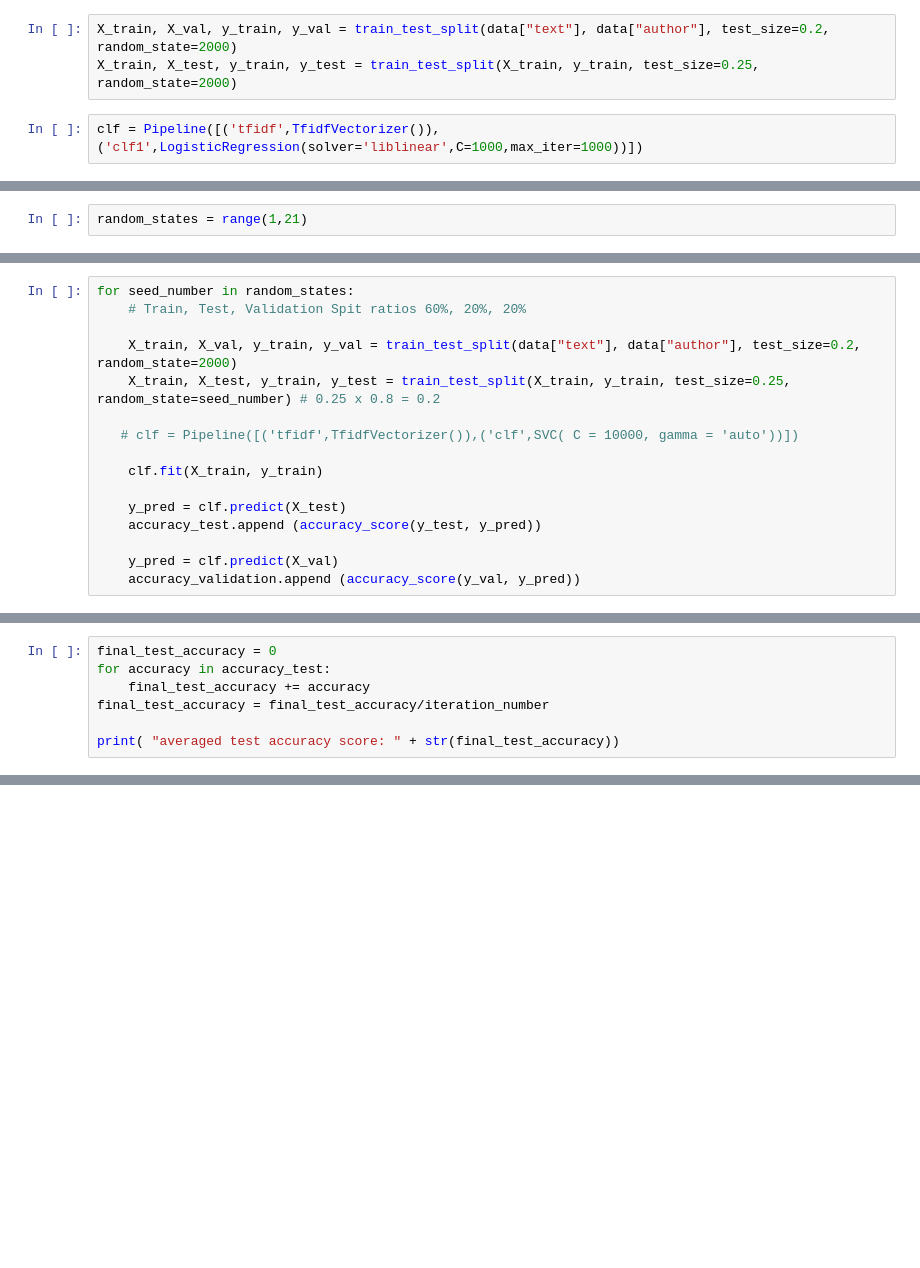
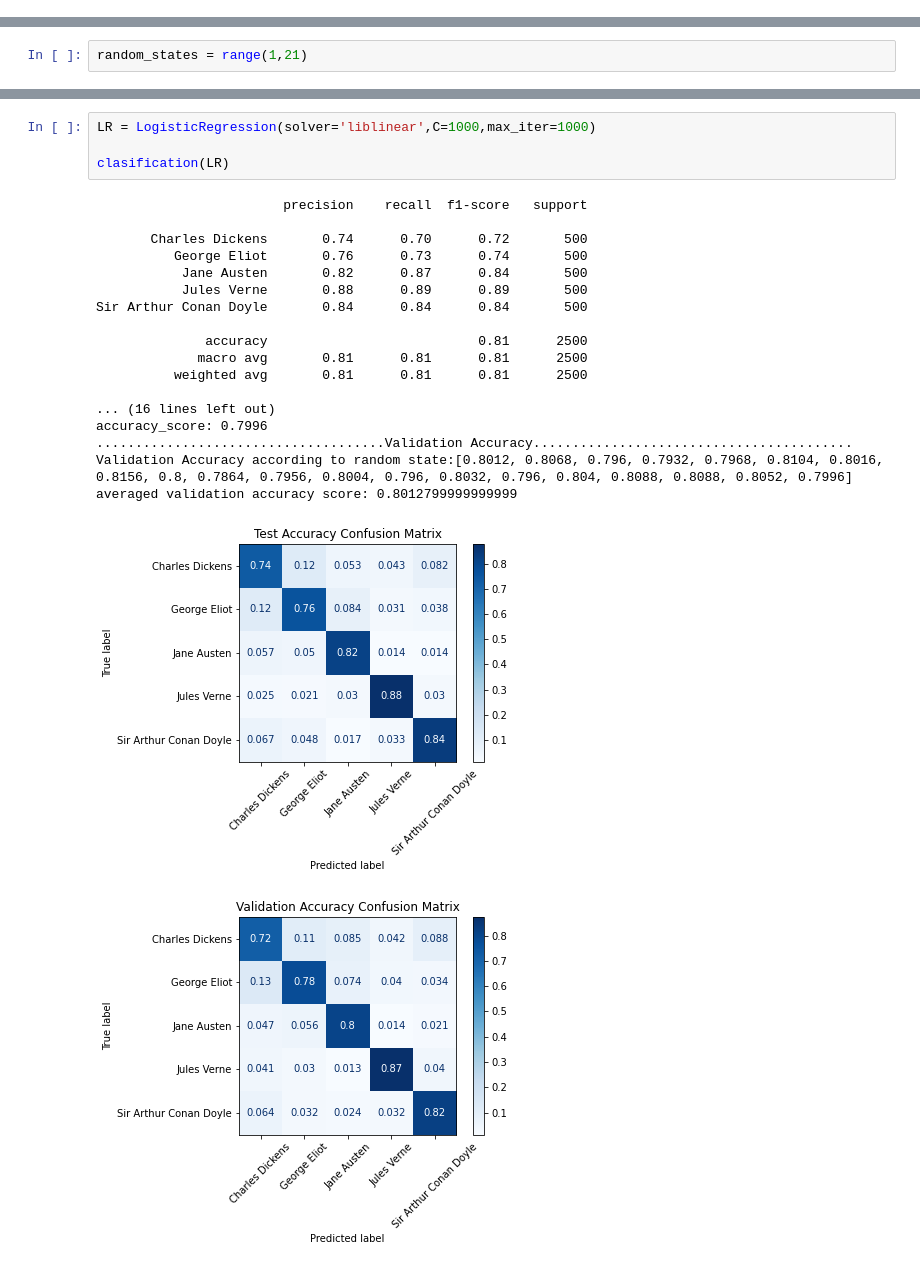
Before and after one commit to ModithaSubasinghe/Natural-Language-Processing-Authorship-Identification, a Jupyter notebook: Classical Models/Linear Regression Model.ipynb, the cells around one changed output, grey strips where cells are left out. Cells and saved outputs as stored; diff of their text form; blank space fills up the shorter version.

```diff
--- a/Classical Models/Linear Regression Model.ipynb
+++ b/Classical Models/Linear Regression Model.ipynb
@@ -35,5 +34,0 @@ from sklearn.feature_extraction.text import TfidfVectorizer
-# %%
-X_train, X_val, y_train, y_val = train_test_split(data["text"], data["author"], test_size=0.2, random_state=2000)
-X_train, X_test, y_train, y_test = train_test_split(X_train, y_train, test_size=0.25, random_state=2000)
-# %%
-clf = Pipeline([('tfidf',TfidfVectorizer()),('clf1',LogisticRegression(solver='liblinear',C=1000,max_iter=1000))])
@@ -96,16 +36,0 @@ accuracy_validation = []
-# %%
-for seed_number in random_states:
-    # Train, Test, Validation Spit ratios 60%, 20%, 20%
-
-    X_train, X_val, y_train, y_val = train_test_split(data["text"], data["author"], test_size=0.2, random_state=2000)
-    X_train, X_test, y_train, y_test = train_test_split(X_train, y_train, test_size=0.25, random_state=seed_number) # 0.25 x 0.8 = 0.2
-
-   # clf = Pipeline([('tfidf',TfidfVectorizer()),('clf',SVC( C = 10000, gamma = 'auto'))])
-
-    clf.fit(X_train, y_train)
-
-    y_pred = clf.predict(X_test)
-    accuracy_test.append (accuracy_score(y_test, y_pred))
-
-    y_pred = clf.predict(X_val)
-    accuracy_validation.append (accuracy_score(y_val, y_pred))
@@ -135,7 +36,0 @@ accuracy_test
-# %%
-final_test_accuracy = 0
-for accuracy in accuracy_test:
-    final_test_accuracy += accuracy
-final_test_accuracy = final_test_accuracy/iteration_number
-
-print( "averaged test accuracy score: " + str(final_test_accuracy))
@@ -143,0 +88,24 @@ averaged test accuracy score: 0.77735
+# %%
+LR = LogisticRegression(solver='liblinear',C=1000,max_iter=1000)
+
+clasification(LR)
+# %% [output]
+                        precision    recall  f1-score   support
+
+       Charles Dickens       0.74      0.70      0.72       500
+          George Eliot       0.76      0.73      0.74       500
+           Jane Austen       0.82      0.87      0.84       500
+           Jules Verne       0.88      0.89      0.89       500
+Sir Arthur Conan Doyle       0.84      0.84      0.84       500
+
+              accuracy                           0.81      2500
+             macro avg       0.81      0.81      0.81      2500
+          weighted avg       0.81      0.81      0.81      2500
+
+... (16 lines left out)
+accuracy_score: 0.7996
+.....................................Validation Accuracy.........................................
+Validation Accuracy according to random state:[0.8012, 0.8068, 0.796, 0.7932, 0.7968, 0.8104, 0.8016, 0.8156, 0.8, 0.7864, 0.7956, 0.8004, 0.796, 0.8032, 0.796, 0.804, 0.8088, 0.8088, 0.8052, 0.7996]
+averaged validation accuracy score: 0.8012799999999999
+[figure, added]
+[figure, added]
```
Also changed, not shown: parts of 17 cells of this notebook.
